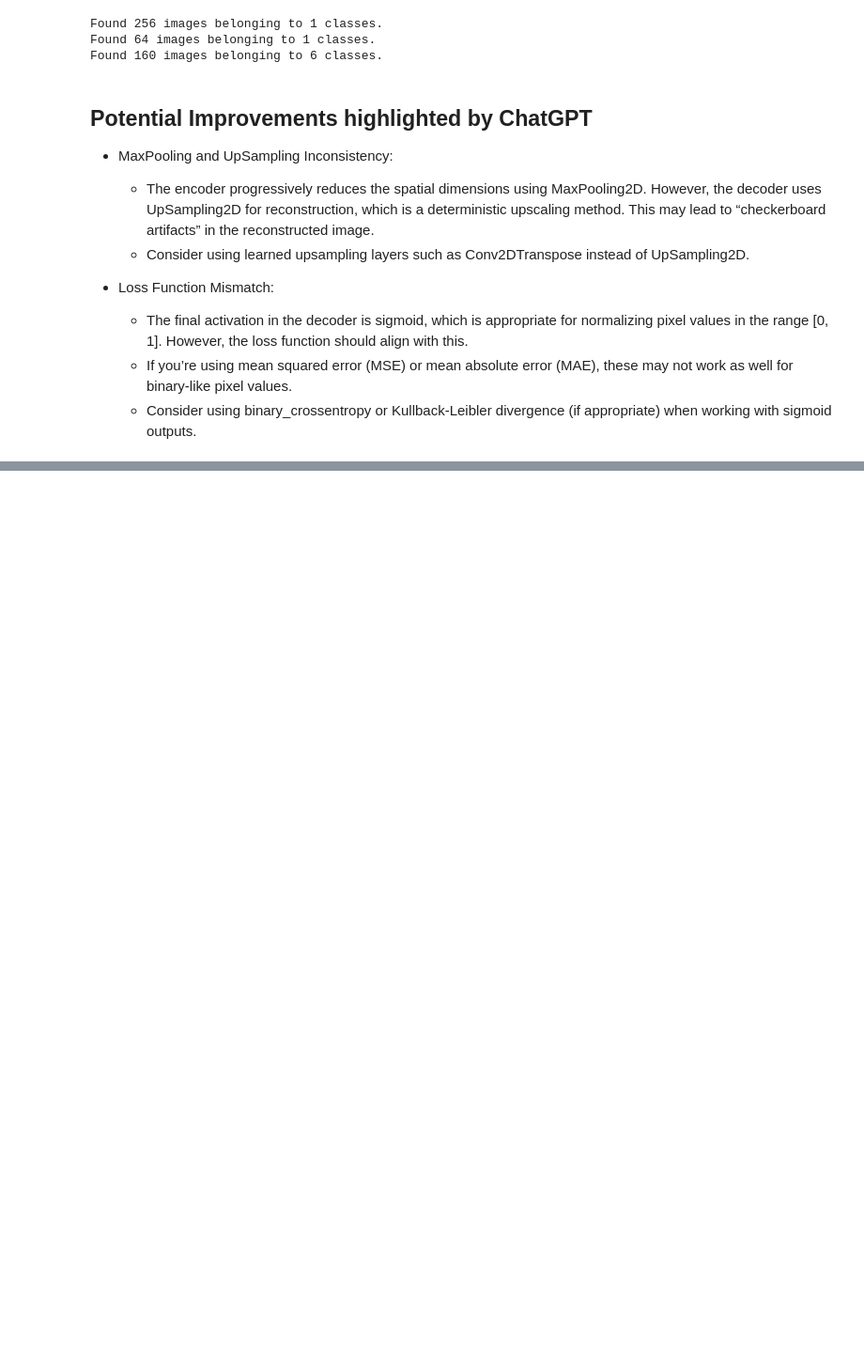
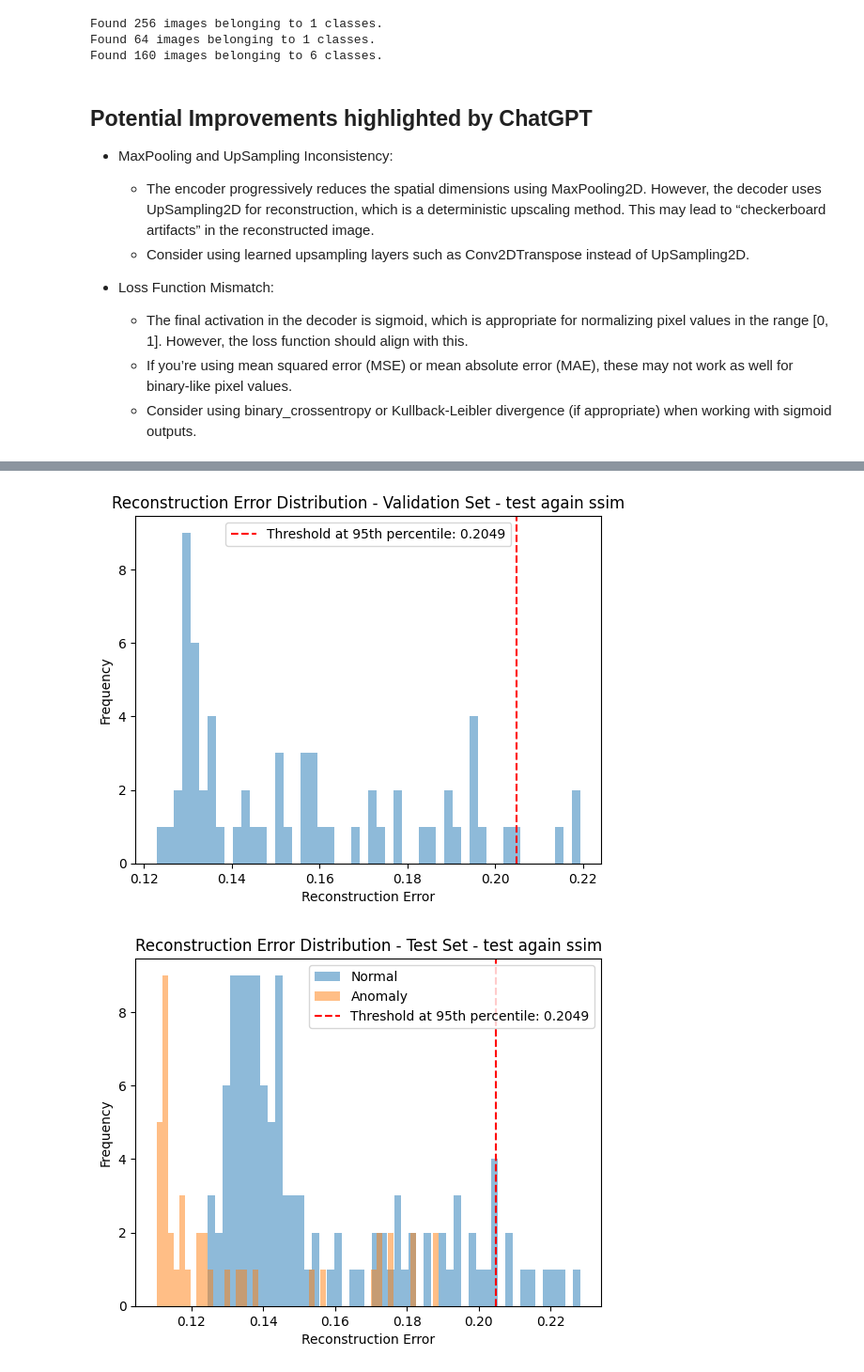
Before and after one commit to hendrik-spl/itu-aml-anomaly-detection, a Jupyter notebook: models/autoencoder/autoencoder.ipynb, the cells around one changed output, grey strips where cells are left out. Shown at 94% size. Saved outputs shown, nothing was run; the diff lists cells and outputs as text; code cells hidden in the pictures; blank space fills up the shorter version.

```diff
--- a/models/autoencoder/autoencoder.ipynb
+++ b/models/autoencoder/autoencoder.ipynb
@@ -437,0 +222,10 @@ evaluate_autoencoder(
+# %%
+evaluate_autoencoder(
+    autoencoder=autoencoder,
+    validation_generator=validation_generator,
+    test_generator=test_generator,
+    config = config
+    )
+# %% [output]
+[figure, added]
+[figure, added]
```
Also changed, not shown: parts of 16 cells of this notebook, 3 other files.
